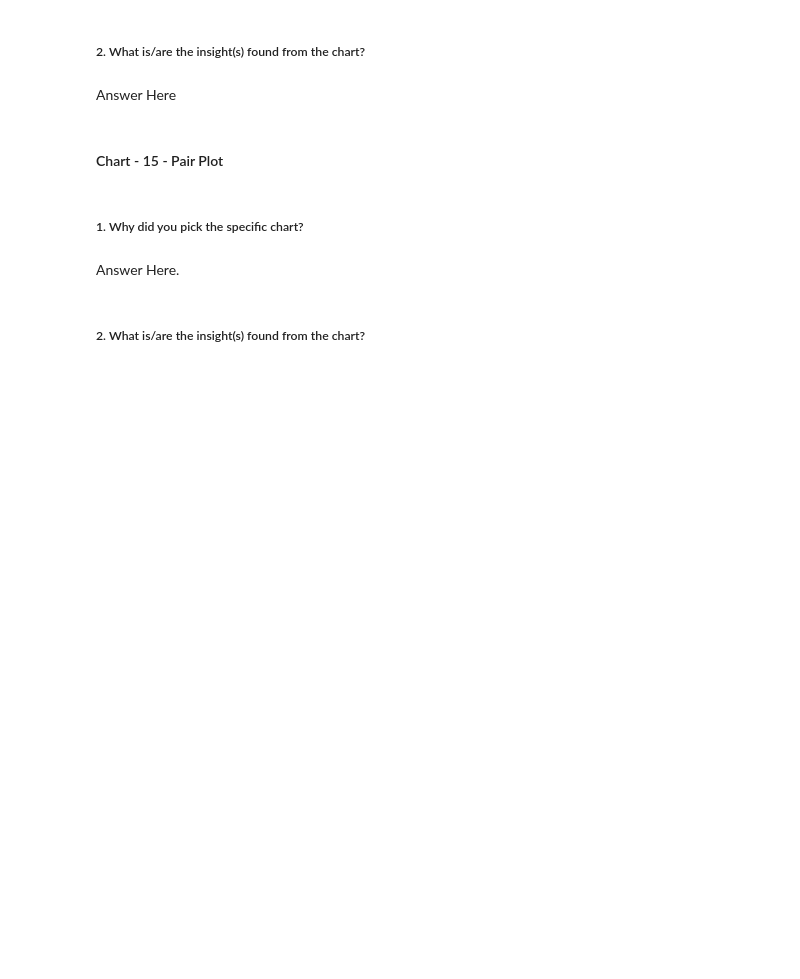
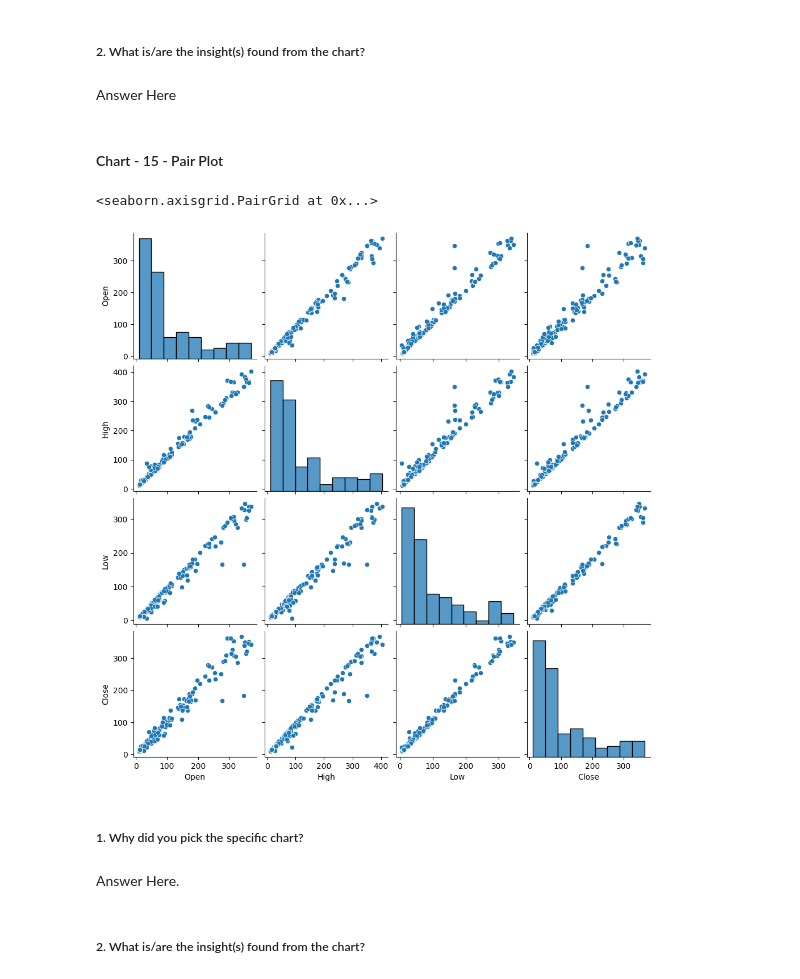
Before and after one commit to khalilkhan1111/Yes-Bank-Stock-Closing_Price_Prediction, a Jupyter notebook: Yes_Bank_Stock_Closing_Price_Prediction.ipynb, the cells around one changed output. Saved outputs shown, nothing was run; the diff lists cells and outputs as text; code cells hidden in the pictures; blank space fills up the shorter version.

```diff
--- a/Yes_Bank_Stock_Closing_Price_Prediction.ipynb
+++ b/Yes_Bank_Stock_Closing_Price_Prediction.ipynb
@@ -675,6 +676,10 @@ Answer Here
 #### Chart - 15 - Pair Plot
 # %%
 # Pair Plot visualization code
+sns.pairplot(df)
+# %% [output]
+<seaborn.axisgrid.PairGrid at 0x...>
+[figure, added]
 # %% [markdown]
 ##### 1. Why did you pick the specific chart?
 # %% [markdown]
```
Also changed, not shown: parts of 42 cells of this notebook.
